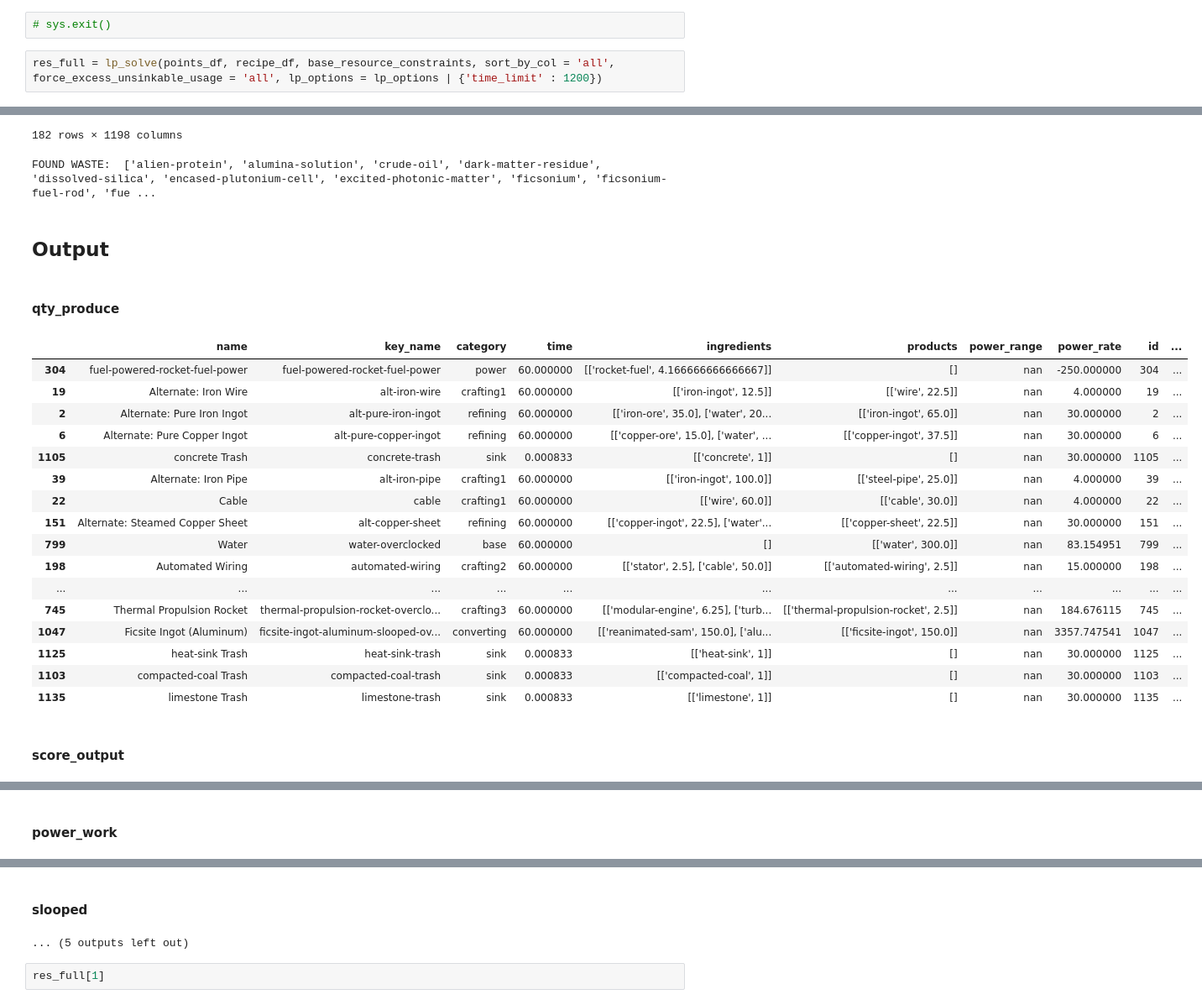
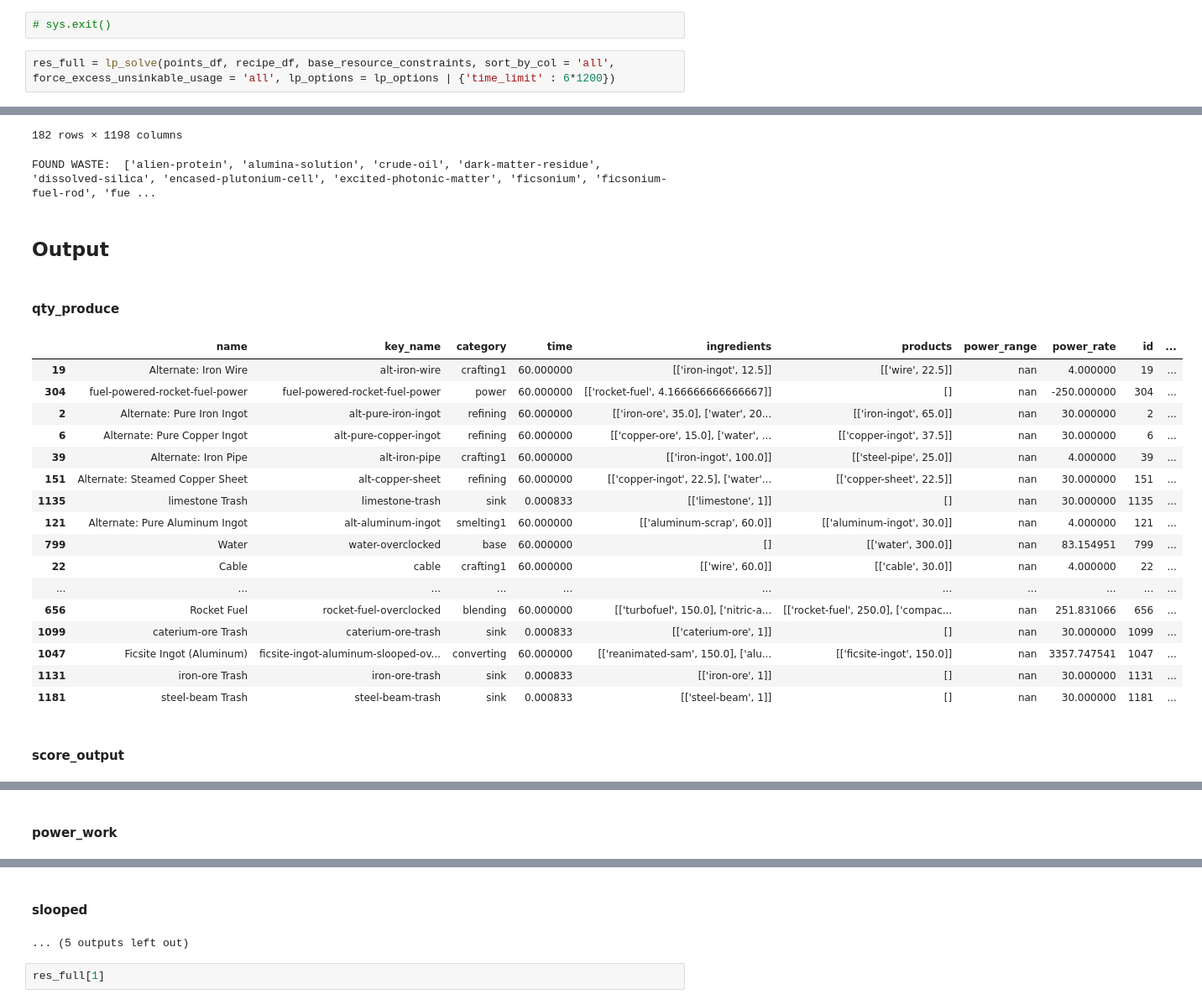
Before and after one commit to sims-s/satisfactory-lp, a Jupyter notebook: ActuallyGood.ipynb, the cells around one changed output, grey strips where cells are left out. Shown at 84% size. Cells and saved outputs as stored; diff of their text form.

```diff
--- a/ActuallyGood.ipynb
+++ b/ActuallyGood.ipynb
@@ -973,42 +973,42 @@ Name: count, dtype: int64
 # %%
 # sys.exit()
 # %%
-res_full = lp_solve(points_df, recipe_df, base_resource_constraints, sort_by_col = 'all', force_excess_unsinkable_usage = 'all', lp_options = lp_options | {'time_limit' : 1200})
+res_full = lp_solve(points_df, recipe_df, base_resource_constraints, sort_by_col = 'all', force_excess_unsinkable_usage = 'all', lp_options = lp_options | {'time_limit' : 6*1200})
 # %% [output]
 ## Constraints
 |  | iron-ingot | alt-iron-ingot | alt-pure-iron-ingot | alt-leached-iron-ingot | copper-ingot | alt-copper-ingot | ... |
 | adaptive-control-unit | 0.0 | 0.0 | 0.0 | 0.0 | 0.0 | 0.0 | ... |
 | ai-expansion-server | 0.0 | 0.0 | 0.0 | 0.0 | 0.0 | 0.0 | ... |
 | ai-limiter | 0.0 | 0.0 | 0.0 | 0.0 | 0.0 | 0.0 | ... |
 | alclad-aluminum-sheet | 0.0 | 0.0 | 0.0 | 0.0 | 0.0 | 0.0 | ... |
 | alien-power-matrix | 0.0 | 0.0 | 0.0 | 0.0 | 0.0 | 0.0 | ... |
 | ... | ... | ... | ... | ... | ... | ... | ... |
 | sulfur-pure-miners | 0.0 | 0.0 | 0.0 | 0.0 | 0.0 | 0.0 | ... |
 | uranium-impure-miners | 0.0 | 0.0 | 0.0 | 0.0 | 0.0 | 0.0 | ... |
 | uranium-normal-miners | 0.0 | 0.0 | 0.0 | 0.0 | 0.0 | 0.0 | ... |
 | uranium-pure-miners | 0.0 | 0.0 | 0.0 | 0.0 | 0.0 | 0.0 | ... |
 | **POINTS** | 0.0 | 0.0 | 0.0 | 0.0 | 0.0 | 0.0 | ... |
 182 rows × 1198 columns
 FOUND WASTE:  ['alien-protein', 'alumina-solution', 'crude-oil', 'dark-matter-residue', 'dissolved-silica', 'encased-plutonium-cell', 'excited-photonic-matter', 'ficsonium', 'ficsonium-fuel-rod', 'fue ...
 ## Output
 #### qty_produce
 |  | name | key_name | category | time | ingredients | products | power_range | power_rate | id | ... |
+| 19 | Alternate: Iron Wire | alt-iron-wire | crafting1 | 60.000000 | [['iron-ingot', 12.5]] | [['wire', 22.5]] | nan | 4.000000 | 19 | ... |
 | 304 | fuel-powered-rocket-fuel-power | fuel-powered-rocket-fuel-power | power | 60.000000 | [['rocket-fuel', 4.166666666666667]] | [] | nan | -250.000000 | 304 | ... |
-| 19 | Alternate: Iron Wire | alt-iron-wire | crafting1 | 60.000000 | [['iron-ingot', 12.5]] | [['wire', 22.5]] | nan | 4.000000 | 19 | ... |
 | 2 | Alternate: Pure Iron Ingot | alt-pure-iron-ingot | refining | 60.000000 | [['iron-ore', 35.0], ['water', 20... | [['iron-ingot', 65.0]] | nan | 30.000000 | 2 | ... |
 | 6 | Alternate: Pure Copper Ingot | alt-pure-copper-ingot | refining | 60.000000 | [['copper-ore', 15.0], ['water', ... | [['copper-ingot', 37.5]] | nan | 30.000000 | 6 | ... |
-| 1105 | concrete Trash | concrete-trash | sink | 0.000833 | [['concrete', 1]] | [] | nan | 30.000000 | 1105 | ... |
 | 39 | Alternate: Iron Pipe | alt-iron-pipe | crafting1 | 60.000000 | [['iron-ingot', 100.0]] | [['steel-pipe', 25.0]] | nan | 4.000000 | 39 | ... |
+| 151 | Alternate: Steamed Copper Sheet | alt-copper-sheet | refining | 60.000000 | [['copper-ingot', 22.5], ['water'... | [['copper-sheet', 22.5]] | nan | 30.000000 | 151 | ... |
+| 1135 | limestone Trash | limestone-trash | sink | 0.000833 | [['limestone', 1]] | [] | nan | 30.000000 | 1135 | ... |
+| 121 | Alternate: Pure Aluminum Ingot | alt-aluminum-ingot | smelting1 | 60.000000 | [['aluminum-scrap', 60.0]] | [['aluminum-ingot', 30.0]] | nan | 4.000000 | 121 | ... |
+| 799 | Water | water-overclocked | base | 60.000000 | [] | [['water', 300.0]] | nan | 83.154951 | 799 | ... |
 | 22 | Cable | cable | crafting1 | 60.000000 | [['wire', 60.0]] | [['cable', 30.0]] | nan | 4.000000 | 22 | ... |
-| 151 | Alternate: Steamed Copper Sheet | alt-copper-sheet | refining | 60.000000 | [['copper-ingot', 22.5], ['water'... | [['copper-sheet', 22.5]] | nan | 30.000000 | 151 | ... |
-| 799 | Water | water-overclocked | base | 60.000000 | [] | [['water', 300.0]] | nan | 83.154951 | 799 | ... |
-| 198 | Automated Wiring | automated-wiring | crafting2 | 60.000000 | [['stator', 2.5], ['cable', 50.0]] | [['automated-wiring', 2.5]] | nan | 15.000000 | 198 | ... |
 | ... | ... | ... | ... | ... | ... | ... | ... | ... | ... | ... |
-| 745 | Thermal Propulsion Rocket | thermal-propulsion-rocket-overclo... | crafting3 | 60.000000 | [['modular-engine', 6.25], ['turb... | [['thermal-propulsion-rocket', 2.5]] | nan | 184.676115 | 745 | ... |
+| 656 | Rocket Fuel | rocket-fuel-overclocked | blending | 60.000000 | [['turbofuel', 150.0], ['nitric-a... | [['rocket-fuel', 250.0], ['compac... | nan | 251.831066 | 656 | ... |
+| 1099 | caterium-ore Trash | caterium-ore-trash | sink | 0.000833 | [['caterium-ore', 1]] | [] | nan | 30.000000 | 1099 | ... |
 | 1047 | Ficsite Ingot (Aluminum) | ficsite-ingot-aluminum-slooped-ov... | converting | 60.000000 | [['reanimated-sam', 150.0], ['alu... | [['ficsite-ingot', 150.0]] | nan | 3357.747541 | 1047 | ... |
-| 1125 | heat-sink Trash | heat-sink-trash | sink | 0.000833 | [['heat-sink', 1]] | [] | nan | 30.000000 | 1125 | ... |
-| 1103 | compacted-coal Trash | compacted-coal-trash | sink | 0.000833 | [['compacted-coal', 1]] | [] | nan | 30.000000 | 1103 | ... |
-| 1135 | limestone Trash | limestone-trash | sink | 0.000833 | [['limestone', 1]] | [] | nan | 30.000000 | 1135 | ... |
+| 1131 | iron-ore Trash | iron-ore-trash | sink | 0.000833 | [['iron-ore', 1]] | [] | nan | 30.000000 | 1131 | ... |
+| 1181 | steel-beam Trash | steel-beam-trash | sink | 0.000833 | [['steel-beam', 1]] | [] | nan | 30.000000 | 1181 | ... |
 #### score_output
 |  | name | key_name | category | time | ingredients | products | power_range | power_rate | id | ... |
 | 1092 | ballistic-warp-drive Trash | ballistic-warp-drive-trash | sink | 0.000833 | [['ballistic-warp-drive', 1]] | [] | nan | 30.000000 | 1092 | ... |
```
Also changed, not shown: parts of 1 cell of this notebook.
